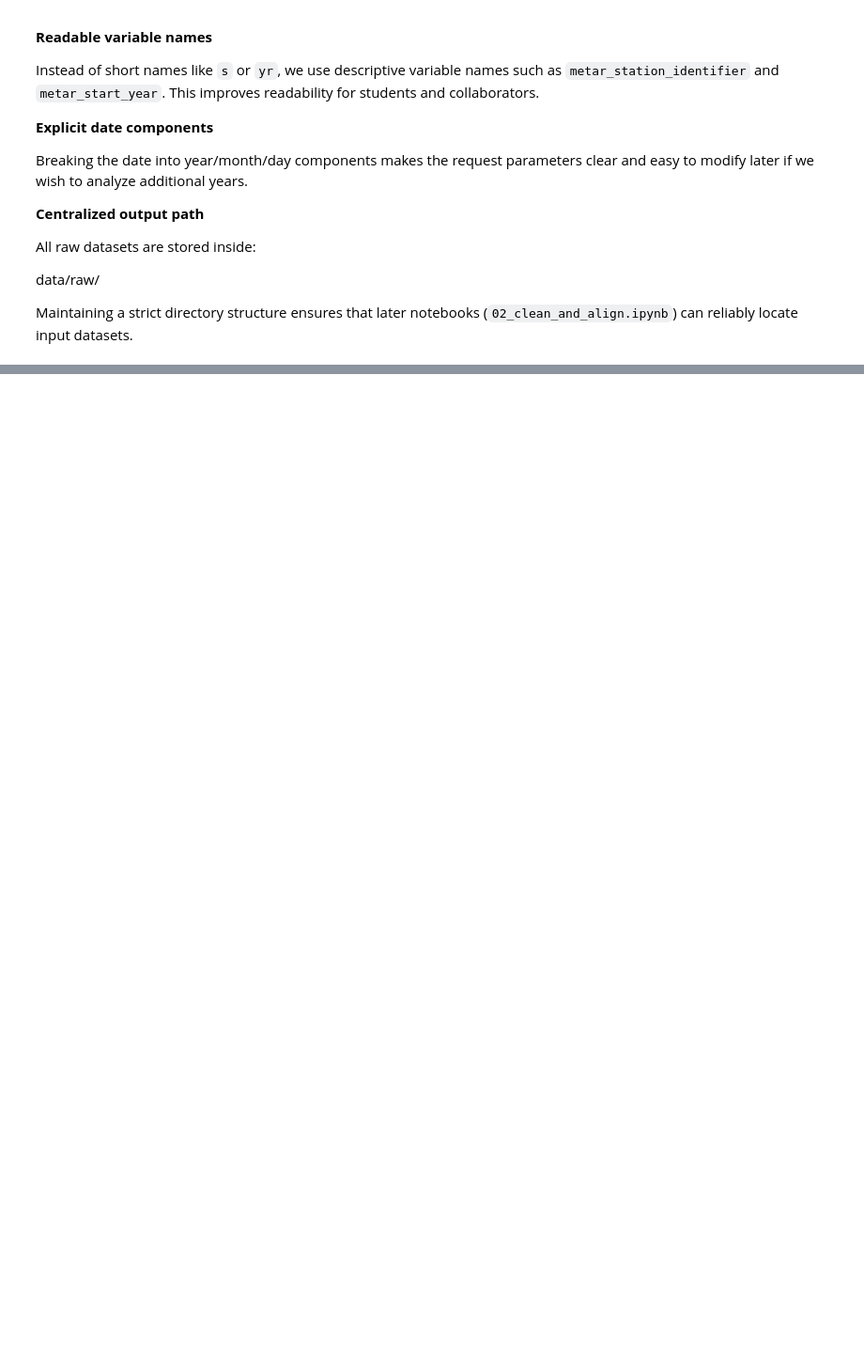
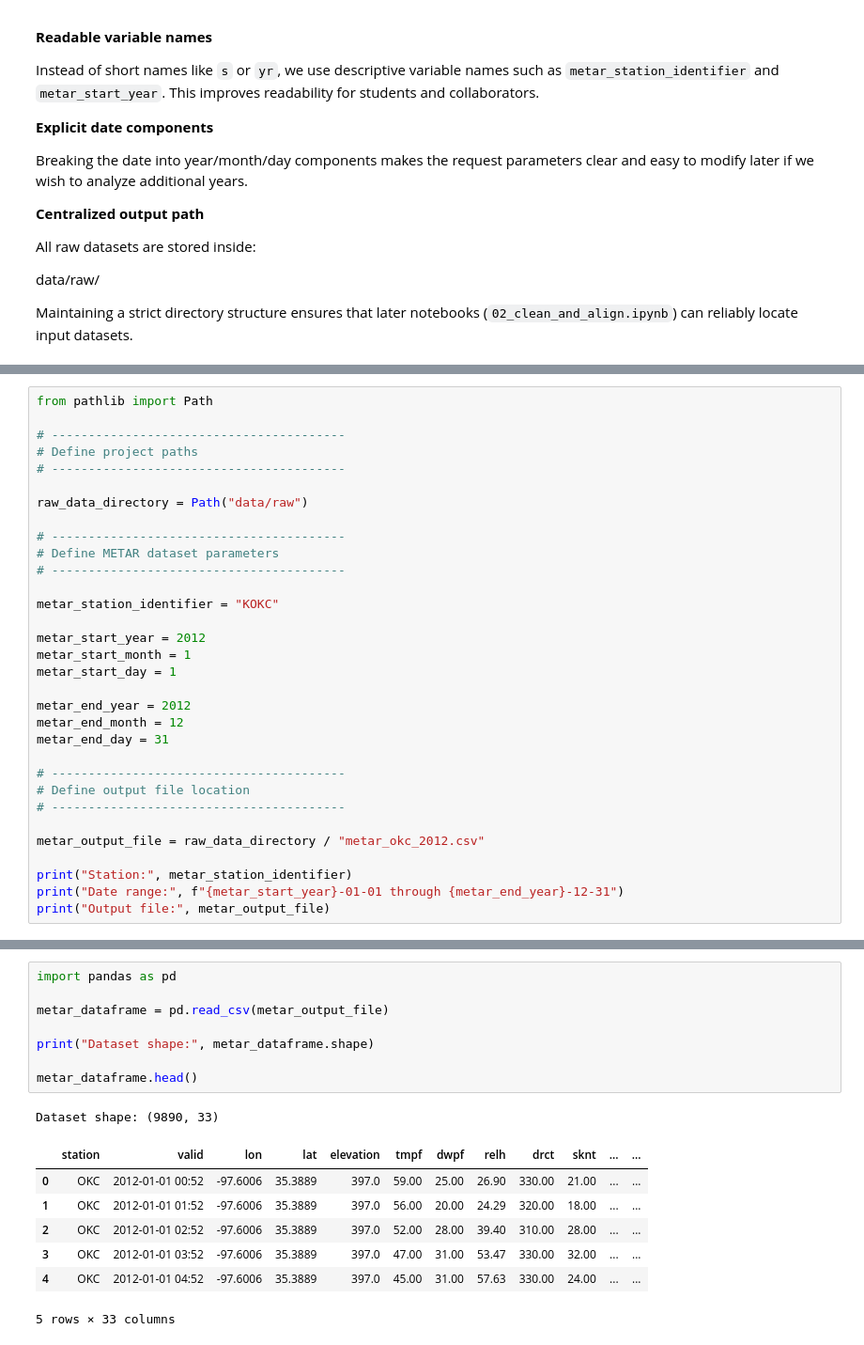
Before and after one commit to jeremy-evert/handson-ml3, a Jupyter notebook: Weather_Agreement_Lab/01_data_pull.ipynb, the cells around one changed output, grey strips where cells are left out. Shown at 94% size. Saved outputs shown, nothing was run; the diff lists cells and outputs as text; blank space fills up the shorter version.

```diff
--- a/Weather_Agreement_Lab/01_data_pull.ipynb
+++ b/Weather_Agreement_Lab/01_data_pull.ipynb
@@ -714,0 +729,32 @@ Maintaining a strict directory structure ensures that later notebooks
+# %%
+from pathlib import Path
+
+# ----------------------------------------
+# Define project paths
+# ----------------------------------------
+
+raw_data_directory = Path("data/raw")
+
+# ----------------------------------------
+# Define METAR dataset parameters
+# ----------------------------------------
+
+metar_station_identifier = "KOKC"
+
+metar_start_year = 2012
+metar_start_month = 1
+metar_start_day = 1
+
+metar_end_year = 2012
+metar_end_month = 12
+metar_end_day = 31
+
+# ----------------------------------------
+# Define output file location
+# ----------------------------------------
+
+metar_output_file = raw_data_directory / "metar_okc_2012.csv"
+
+print("Station:", metar_station_identifier)
+print("Date range:", f"{metar_start_year}-01-01 through {metar_end_year}-12-31")
+print("Output file:", metar_output_file)
@@ -714,0 +912,17 @@ Maintaining a strict directory structure ensures that later notebooks
+# %%
+import pandas as pd
+
+metar_dataframe = pd.read_csv(metar_output_file)
+
+print("Dataset shape:", metar_dataframe.shape)
+
+metar_dataframe.head()
+# %% [output]
+Dataset shape: (9890, 33)
+|  | station | valid | lon | lat | elevation | tmpf | dwpf | relh | drct | sknt | ... | ... |
+| 0 | OKC | 2012-01-01 00:52 | -97.6006 | 35.3889 | 397.0 | 59.00 | 25.00 | 26.90 | 330.00 | 21.00 | ... | ... |
+| 1 | OKC | 2012-01-01 01:52 | -97.6006 | 35.3889 | 397.0 | 56.00 | 20.00 | 24.29 | 320.00 | 18.00 | ... | ... |
+| 2 | OKC | 2012-01-01 02:52 | -97.6006 | 35.3889 | 397.0 | 52.00 | 28.00 | 39.40 | 310.00 | 28.00 | ... | ... |
+| 3 | OKC | 2012-01-01 03:52 | -97.6006 | 35.3889 | 397.0 | 47.00 | 31.00 | 53.47 | 330.00 | 32.00 | ... | ... |
+| 4 | OKC | 2012-01-01 04:52 | -97.6006 | 35.3889 | 397.0 | 45.00 | 31.00 | 57.63 | 330.00 | 24.00 | ... | ... |
+5 rows × 33 columns
```
Also changed, not shown: parts of 8 cells of this notebook, 2 other files.
